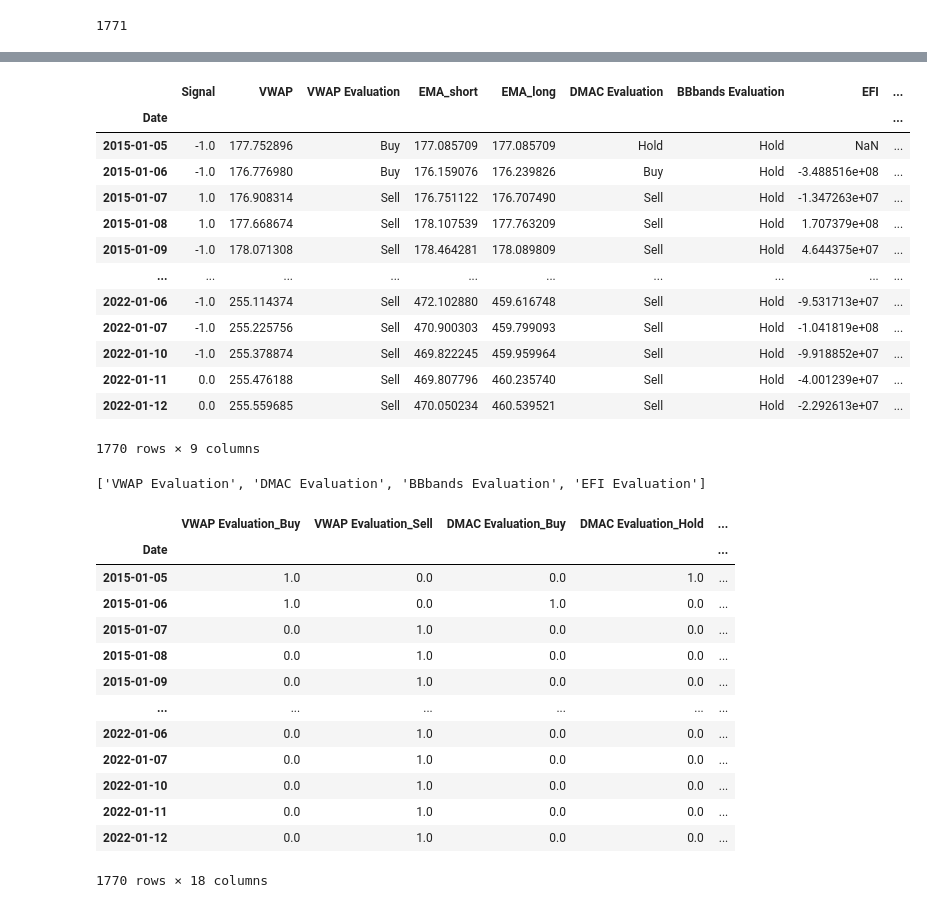
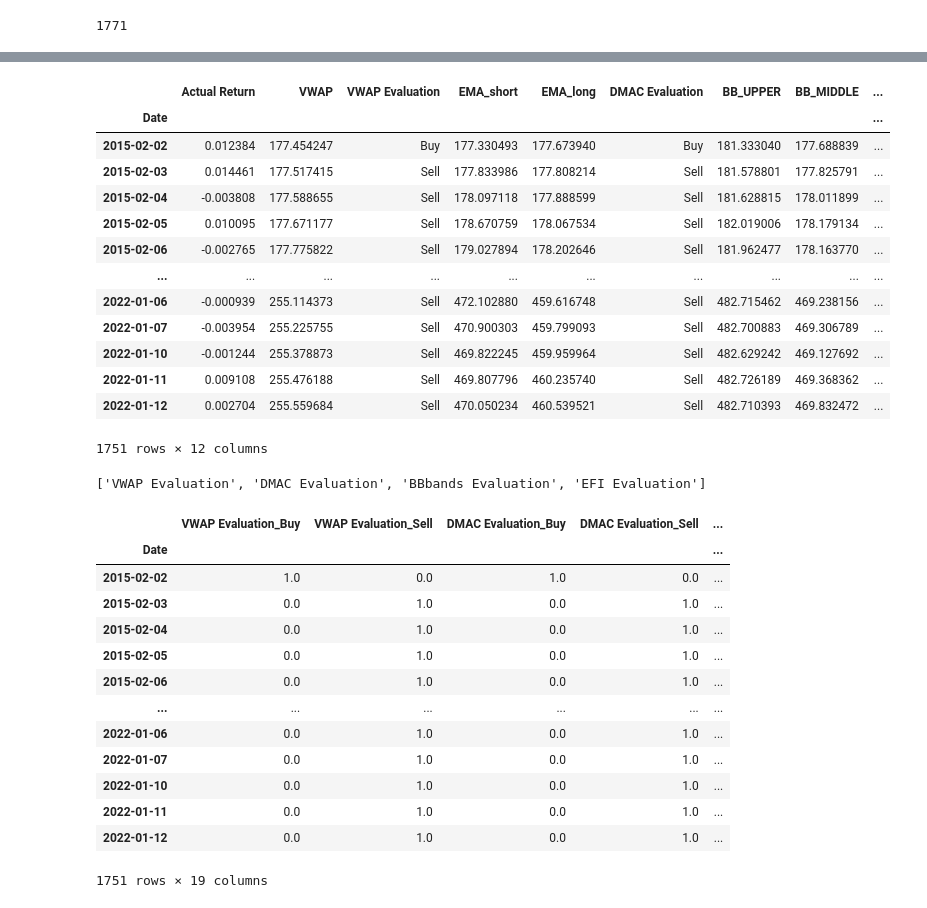
Before and after one commit to mingluuu/Bring_Neural_Network_to_Algo_Trading, a Jupyter notebook: Project_2_Trend_Indicators_V2.ipynb, the cells around one changed output, grey strips where cells are left out. Drawn from its saved outputs; the diff is of its cells as text; code cells hidden in the pictures.

```diff
--- a/Project_2_Trend_Indicators_V2.ipynb
+++ b/Project_2_Trend_Indicators_V2.ipynb
@@ -160,6 +160,7 @@ for index, row in spy_technical_indicators.iterrows():
             spy_technical_indicators.loc[index, "EFI Evaluation"] = "EFI Buillish Signal"
 
 spy_technical_indicators.drop(columns = ["EFI Lag"], inplace = True)
+spy_technical_indicators.dropna(inplace=True)
 
 
 display(spy_technical_indicators.head(10))
@@ -192,29 +193,24 @@ display(spy_technical_indicators.tail(10))
 # %%
 #Drop unnecessary variables
 spy_technical_indicators.drop(columns = ["close"], inplace = True)
-spy_technical_indicators.drop(columns = ["Actual Return"], inplace = True)
-spy_technical_indicators.drop(columns = ["BB_MIDDLE"], inplace = True)
-spy_technical_indicators.drop(columns = ["BB_LOWER"], inplace = True)
-spy_technical_indicators.drop(columns = ["BB_UPPER"], inplace = True)
-spy_technical_indicators.dropna()
-
+spy_technical_indicators.drop(columns = ["Signal"], inplace = True)
 
 spy_technical_indicators
 # %% [output]
-|  | Signal | VWAP | VWAP Evaluation | EMA_short | EMA_long | DMAC Evaluation | BBbands Evaluation | EFI | ... |
+|  | Actual Return | VWAP | VWAP Evaluation | EMA_short | EMA_long | DMAC Evaluation | BB_UPPER | BB_MIDDLE | ... |
 | Date |  |  |  |  |  |  |  |  | ... |
-| 2015-01-05 | -1.0 | 177.752896 | Buy | 177.085709 | 177.085709 | Hold | Hold | NaN | ... |
-| 2015-01-06 | -1.0 | 176.776980 | Buy | 176.159076 | 176.239826 | Buy | Hold | -3.488516e+08 | ... |
-| 2015-01-07 | 1.0 | 176.908314 | Sell | 176.751122 | 176.707490 | Sell | Hold | -1.347263e+07 | ... |
-| 2015-01-08 | 1.0 | 177.668674 | Sell | 178.107539 | 177.763209 | Sell | Hold | 1.707379e+08 | ... |
-| 2015-01-09 | -1.0 | 178.071308 | Sell | 178.464281 | 178.089809 | Sell | Hold | 4.644375e+07 | ... |
+| 2015-02-02 | 0.012384 | 177.454247 | Buy | 177.330493 | 177.673940 | Buy | 181.333040 | 177.688839 | ... |
+| 2015-02-03 | 0.014461 | 177.517415 | Sell | 177.833986 | 177.808214 | Sell | 181.578801 | 177.825791 | ... |
+| 2015-02-04 | -0.003808 | 177.588655 | Sell | 178.097118 | 177.888599 | Sell | 181.628815 | 178.011899 | ... |
+| 2015-02-05 | 0.010095 | 177.671177 | Sell | 178.670759 | 178.067534 | Sell | 182.019006 | 178.179134 | ... |
+| 2015-02-06 | -0.002765 | 177.775822 | Sell | 179.027894 | 178.202646 | Sell | 181.962477 | 178.163770 | ... |
 | ... | ... | ... | ... | ... | ... | ... | ... | ... | ... |
-| 2022-01-06 | -1.0 | 255.114374 | Sell | 472.102880 | 459.616748 | Sell | Hold | -9.531713e+07 | ... |
-| 2022-01-07 | -1.0 | 255.225756 | Sell | 470.900303 | 459.799093 | Sell | Hold | -1.041819e+08 | ... |
-| 2022-01-10 | -1.0 | 255.378874 | Sell | 469.822245 | 459.959964 | Sell | Hold | -9.918852e+07 | ... |
-| 2022-01-11 | 0.0 | 255.476188 | Sell | 469.807796 | 460.235740 | Sell | Hold | -4.001239e+07 | ... |
-| 2022-01-12 | 0.0 | 255.559685 | Sell | 470.050234 | 460.539521 | Sell | Hold | -2.292613e+07 | ... |
+| 2022-01-06 | -0.000939 | 255.114373 | Sell | 472.102880 | 459.616748 | Sell | 482.715462 | 469.238156 | ... |
+| 2022-01-07 | -0.003954 | 255.225755 | Sell | 470.900303 | 459.799093 | Sell | 482.700883 | 469.306789 | ... |
+| 2022-01-10 | -0.001244 | 255.378873 | Sell | 469.822245 | 459.959964 | Sell | 482.629242 | 469.127692 | ... |
+| 2022-01-11 | 0.009108 | 255.476188 | Sell | 469.807796 | 460.235740 | Sell | 482.726189 | 469.368362 | ... |
+| 2022-01-12 | 0.002704 | 255.559684 | Sell | 470.050234 | 460.539521 | Sell | 482.710393 | 469.832472 | ... |
-1770 rows × 9 columns
+1751 rows × 12 columns
 # %%
 #Define categorical variables
 categorical_variables = list(spy_technical_indicators.dtypes[spy_technical_indicators.dtypes == "object"].index)
@@ -233,19 +229,19 @@ encoded_df = pd.DataFrame(encoded_data, columns = enc.get_feature_names(categori
 encoded_df = pd.concat([encoded_df, spy_technical_indicators.drop(columns = categorical_variables)], axis = 1)
 encoded_df
 # %% [output]
-|  | VWAP Evaluation_Buy | VWAP Evaluation_Sell | DMAC Evaluation_Buy | DMAC Evaluation_Hold | ... |
+|  | VWAP Evaluation_Buy | VWAP Evaluation_Sell | DMAC Evaluation_Buy | DMAC Evaluation_Sell | ... |
 | Date |  |  |  |  | ... |
-| 2015-01-05 | 1.0 | 0.0 | 0.0 | 1.0 | ... |
-| 2015-01-06 | 1.0 | 0.0 | 1.0 | 0.0 | ... |
-| 2015-01-07 | 0.0 | 1.0 | 0.0 | 0.0 | ... |
-| 2015-01-08 | 0.0 | 1.0 | 0.0 | 0.0 | ... |
-| 2015-01-09 | 0.0 | 1.0 | 0.0 | 0.0 | ... |
+| 2015-02-02 | 1.0 | 0.0 | 1.0 | 0.0 | ... |
+| 2015-02-03 | 0.0 | 1.0 | 0.0 | 1.0 | ... |
+| 2015-02-04 | 0.0 | 1.0 | 0.0 | 1.0 | ... |
+| 2015-02-05 | 0.0 | 1.0 | 0.0 | 1.0 | ... |
+| 2015-02-06 | 0.0 | 1.0 | 0.0 | 1.0 | ... |
 | ... | ... | ... | ... | ... | ... |
-| 2022-01-06 | 0.0 | 1.0 | 0.0 | 0.0 | ... |
-| 2022-01-07 | 0.0 | 1.0 | 0.0 | 0.0 | ... |
-| 2022-01-10 | 0.0 | 1.0 | 0.0 | 0.0 | ... |
-| 2022-01-11 | 0.0 | 1.0 | 0.0 | 0.0 | ... |
-| 2022-01-12 | 0.0 | 1.0 | 0.0 | 0.0 | ... |
+| 2022-01-06 | 0.0 | 1.0 | 0.0 | 1.0 | ... |
+| 2022-01-07 | 0.0 | 1.0 | 0.0 | 1.0 | ... |
+| 2022-01-10 | 0.0 | 1.0 | 0.0 | 1.0 | ... |
+| 2022-01-11 | 0.0 | 1.0 | 0.0 | 1.0 | ... |
+| 2022-01-12 | 0.0 | 1.0 | 0.0 | 1.0 | ... |
-1770 rows × 18 columns
+1751 rows × 19 columns
 # %%
 #define training and testing data, and then scaler them
```
Also changed, not shown: parts of 9 cells of this notebook, 1 other file.
